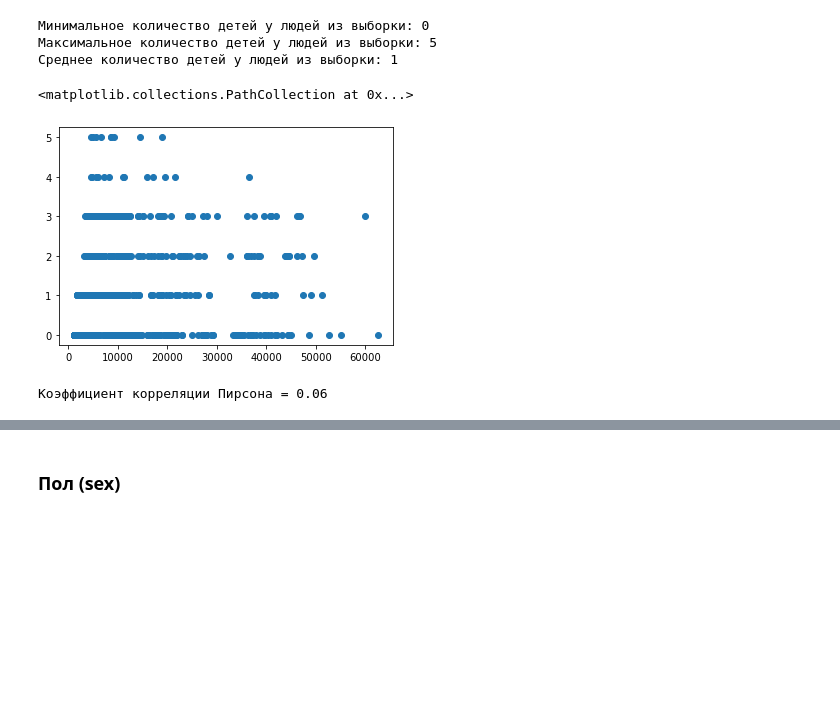
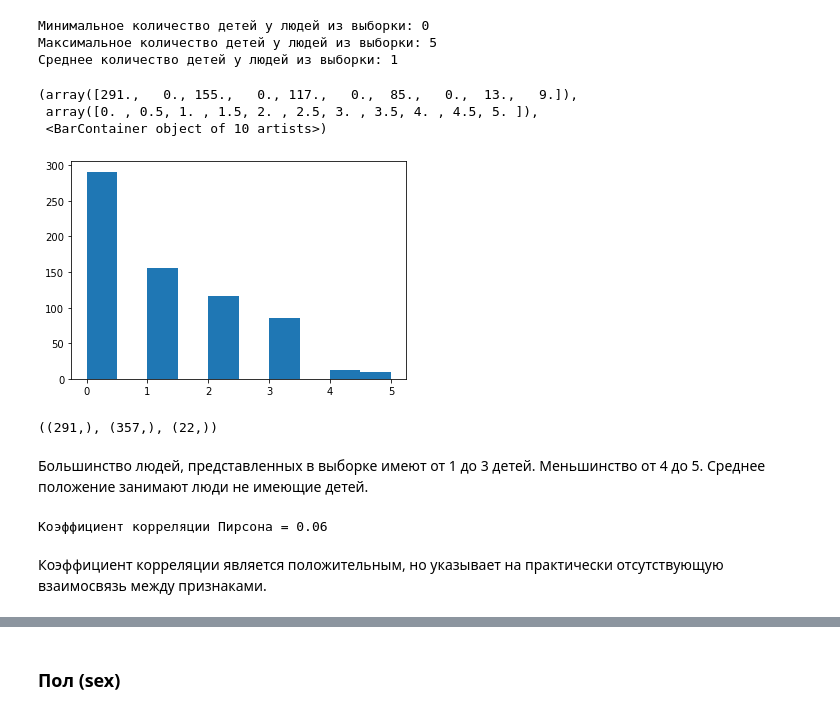
Before and after one commit to Lipetskiy/DE_Sprint, a Jupyter notebook: practicum_3/practicum_3.ipynb, the cells around one changed output, grey strips where cells are left out. Cells and saved outputs as stored; diff of their text form; code cells hidden in the pictures; blank space fills up the shorter version.

```diff
--- a/practicum_3/practicum_3.ipynb
+++ b/practicum_3/practicum_3.ipynb
@@ -186,11 +256,21 @@ print(f'Среднее количество детей у людей из выб
 Максимальное количество детей у людей из выборки: 5
 Среднее количество детей у людей из выборки: 1
 # %%
-plt.scatter(charges, children)
+plt.hist(children)
 # %% [output]
-<matplotlib.collections.PathCollection at 0x...>
+(array([291.,   0., 155.,   0., 117.,   0.,  85.,   0.,  13.,   9.]),
+ array([0. , 0.5, 1. , 1.5, 2. , 2.5, 3. , 3.5, 4. , 4.5, 5. ]),
+ <BarContainer object of 10 artists>)
-[figure, old version]
+[figure, new version]
+# %%
+children[children==0].shape, children[children>0][children[children>0]<4].shape, children[children>3].shape
+# %% [output]
+((291,), (357,), (22,))
+# %% [markdown]
+Большинство людей, представленных в выборке имеют от 1 до 3 детей. Меньшинство от 4 до 5. Среднее  положение занимают люди не имеющие детей.
 # %%
 print(f'Коэффициент корреляции Пирсона = {round(np.corrcoef(children, charges)[0][1], 2)}')
 # %% [output]
 Коэффициент корреляции Пирсона = 0.06
+# %% [markdown]
+Коэффициент корреляции является положительным, но указывает на практически отсутствующую взаимосвязь между признаками.
```
Also changed, not shown: parts of 33 cells of this notebook.
